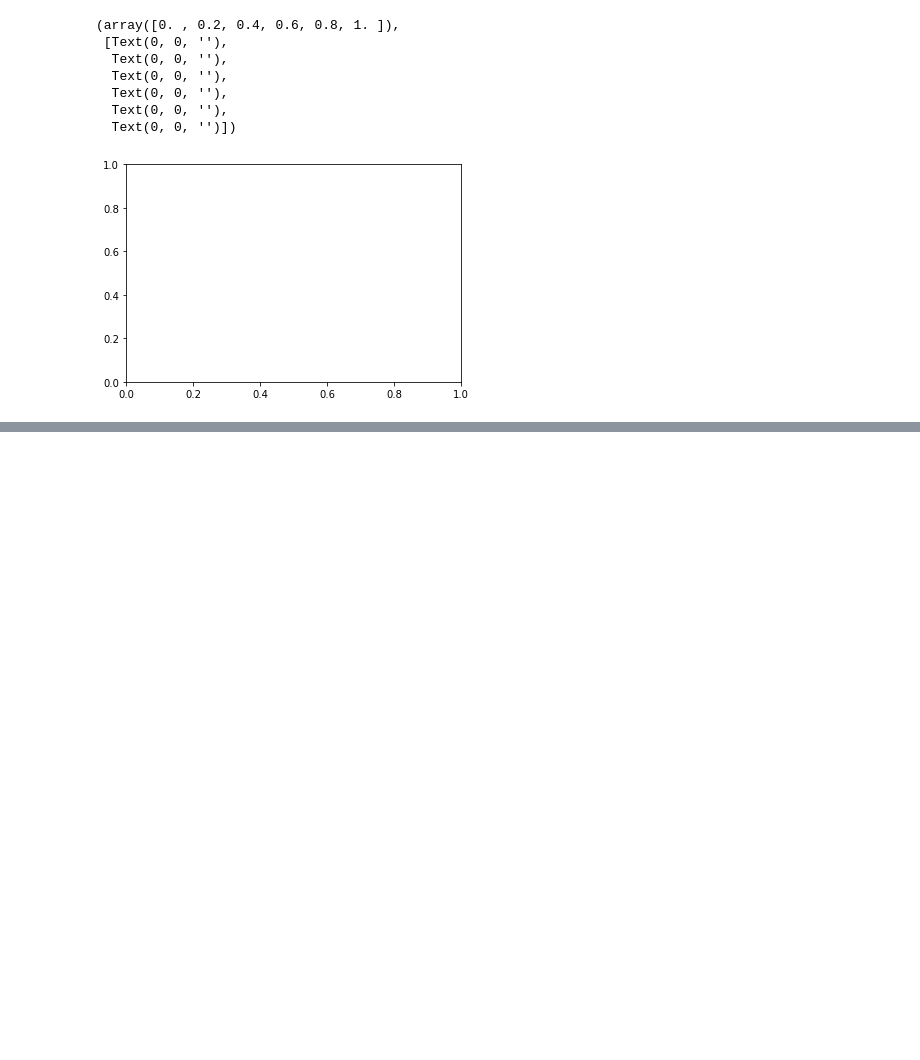
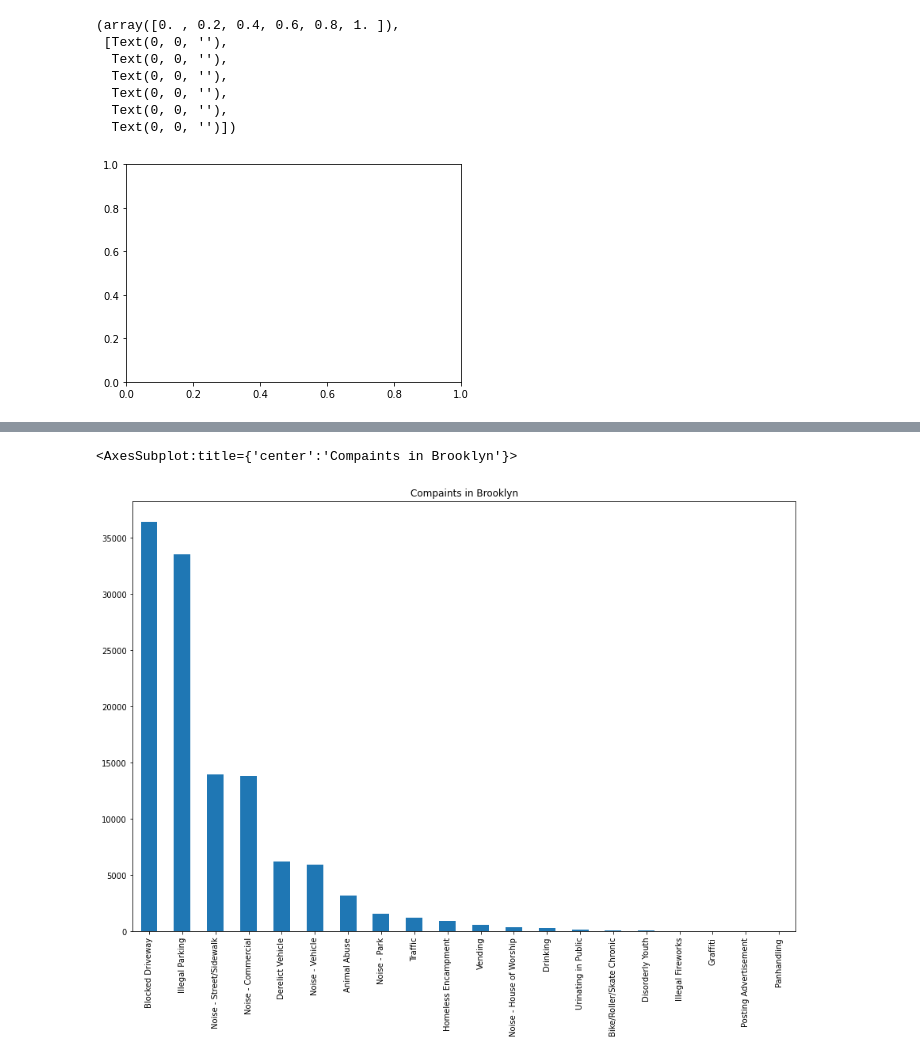
Before and after one commit to kartikgupta89/datascience-sp, a Jupyter notebook: sp1-customer-service-requests-analysis.ipynb, the cells around one changed output, grey strips where cells are left out. Cells and saved outputs as stored; diff of their text form; code cells hidden in the pictures; blank space fills up the shorter version.

```diff
--- a/sp1-customer-service-requests-analysis.ipynb
+++ b/sp1-customer-service-requests-analysis.ipynb
@@ -440,0 +477,5 @@ plt.xticks()
+# %%
+csr_1[csr_1['City']=='BROOKLYN']['Complaint Type'].value_counts().plot(kind='bar',figsize=(15,10),title='Compaints in Brooklyn')
+# %% [output]
+<AxesSubplot:title={'center':'Compaints in Brooklyn'}>
+[figure, added]
```
Also changed, not shown: parts of 30 cells of this notebook.
